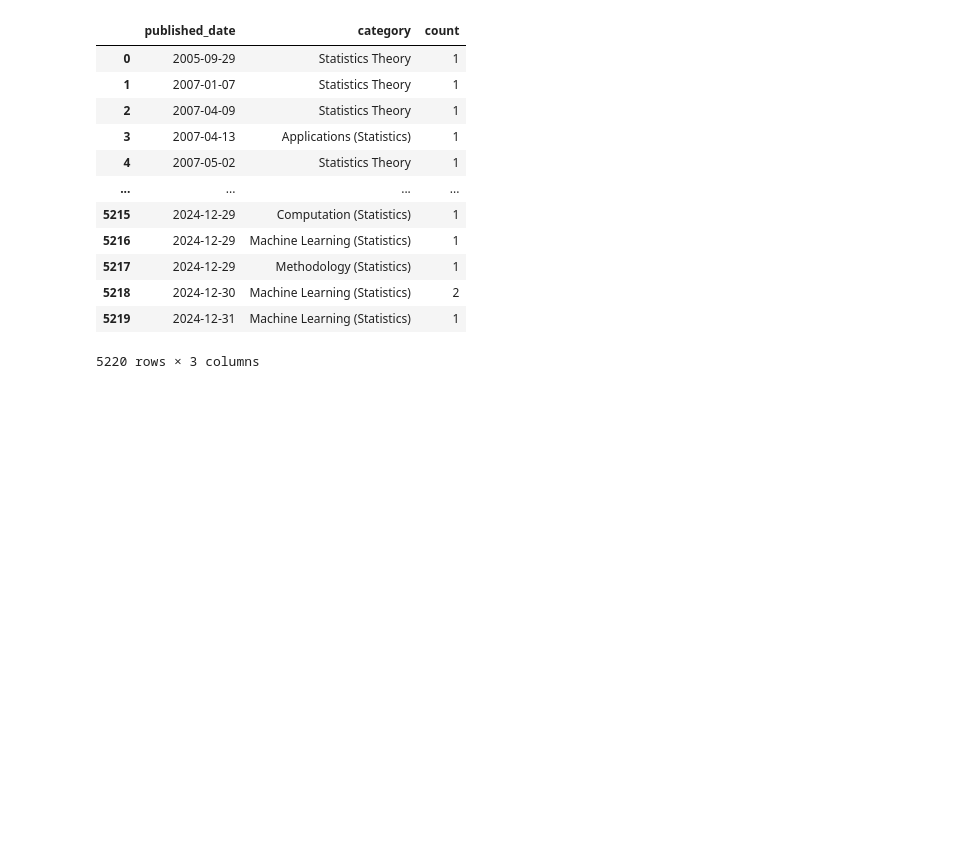
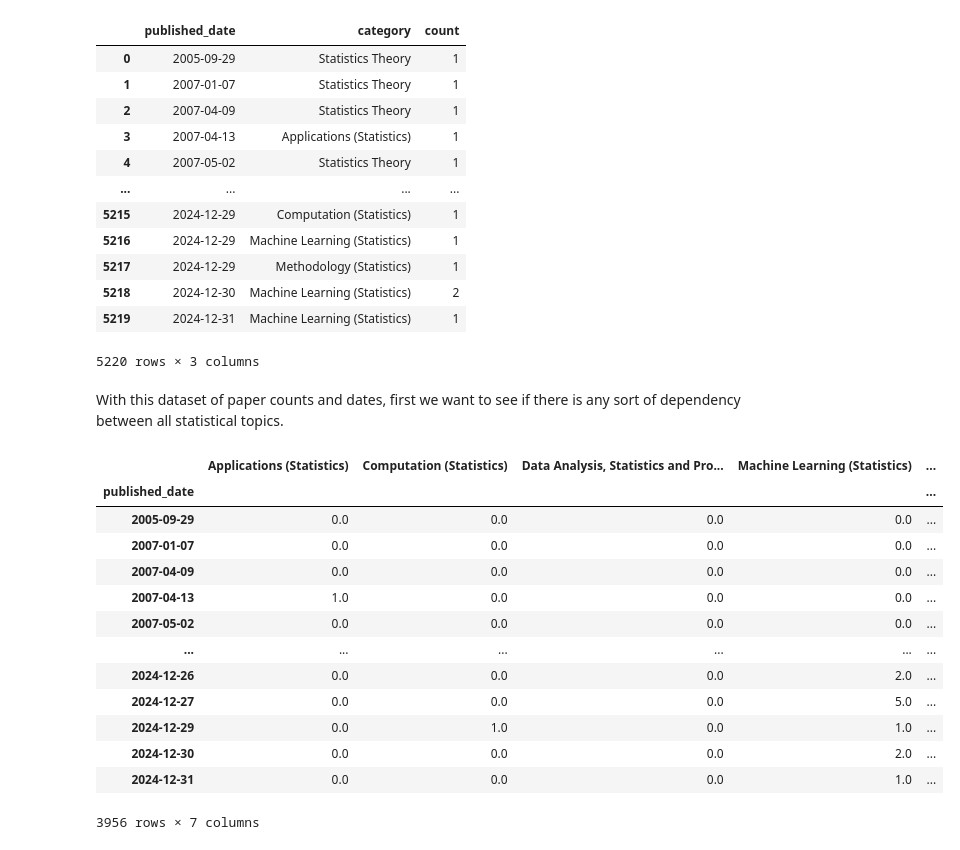
Before and after one commit to narenp12/stats140finalproj, a Jupyter notebook: stat.ipynb, the cells around one changed output. Drawn from its saved outputs; the diff is of its cells as text; code cells hidden in the pictures; blank space fills up the shorter version.

```diff
--- a/stat.ipynb
+++ b/stat.ipynb
@@ -279,3 +279,5 @@ stats_date
 | 5218 | 2024-12-30 | Machine Learning (Statistics) | 2 |
 | 5219 | 2024-12-31 | Machine Learning (Statistics) | 1 |
 5220 rows × 3 columns
+# %% [markdown]
+With this dataset of paper counts and dates, first we want to see if there is any sort of dependency between all statistical topics.
@@ -281,0 +286,19 @@ stats_date
+# %%
+cn = pd.Series(pd.unique(stats_date.category)).sort_values()
+corr_df.columns = cn
+corr_df
+# %% [output]
+|  | Applications (Statistics) | Computation (Statistics) | Data Analysis, Statistics and Pro... | Machine Learning (Statistics) | ... |
+| published_date |  |  |  |  | ... |
+| 2005-09-29 | 0.0 | 0.0 | 0.0 | 0.0 | ... |
+| 2007-01-07 | 0.0 | 0.0 | 0.0 | 0.0 | ... |
+| 2007-04-09 | 0.0 | 0.0 | 0.0 | 0.0 | ... |
+| 2007-04-13 | 1.0 | 0.0 | 0.0 | 0.0 | ... |
+| 2007-05-02 | 0.0 | 0.0 | 0.0 | 0.0 | ... |
+| ... | ... | ... | ... | ... | ... |
+| 2024-12-26 | 0.0 | 0.0 | 0.0 | 2.0 | ... |
+| 2024-12-27 | 0.0 | 0.0 | 0.0 | 5.0 | ... |
+| 2024-12-29 | 0.0 | 1.0 | 0.0 | 1.0 | ... |
+| 2024-12-30 | 0.0 | 0.0 | 0.0 | 2.0 | ... |
+| 2024-12-31 | 0.0 | 0.0 | 0.0 | 1.0 | ... |
+3956 rows × 7 columns
```
Also changed, not shown: parts of 12 cells of this notebook.
